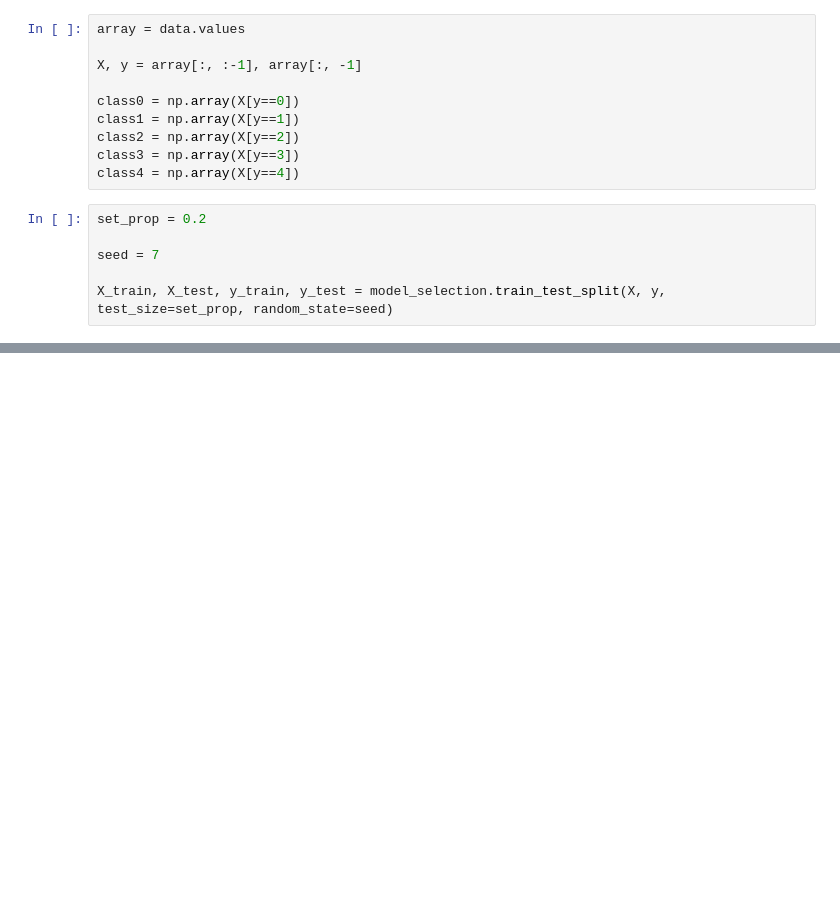
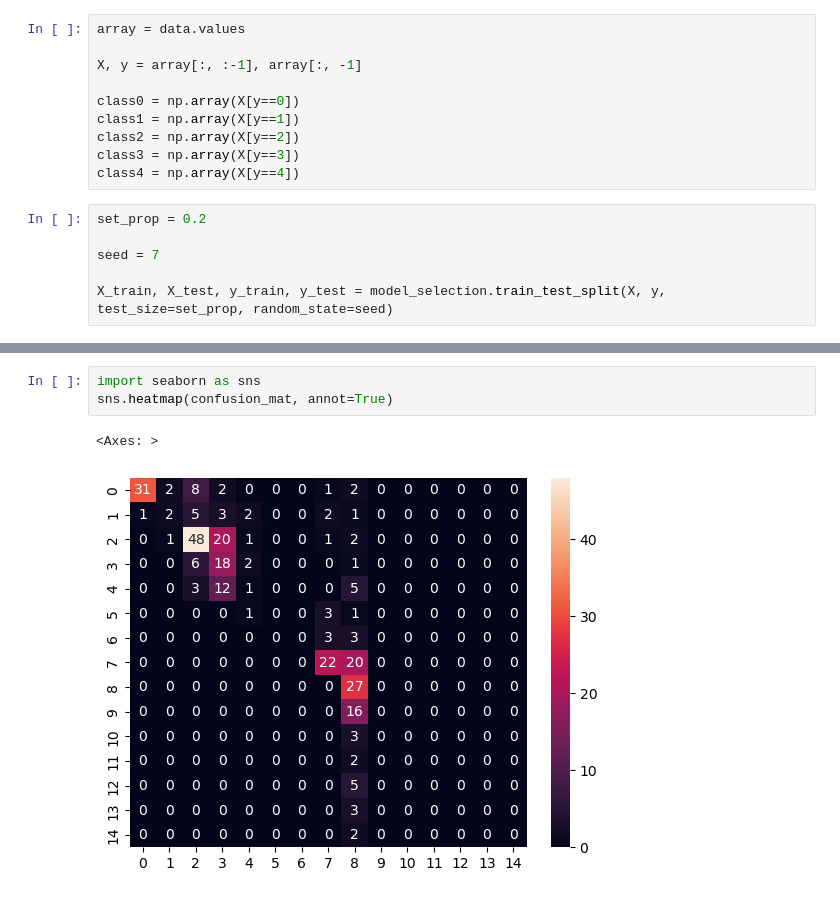
Before and after one commit to OttoDyva/MP3-Prediction-by-Machine-Learning, a Jupyter notebook: MachineLearning.ipynb, the cells around one changed output, grey strips where cells are left out. Drawn from its saved outputs; the diff is of its cells as text; blank space fills up the shorter version.

```diff
--- a/MachineLearning.ipynb
+++ b/MachineLearning.ipynb
@@ -221,0 +351,6 @@ ValueError: could not convert string to float: 'No'
+# %%
+import seaborn as sns
+sns.heatmap(confusion_mat, annot=True)
+# %% [output]
+<Axes: >
+[figure, added]
```
Also changed, not shown: parts of 17 cells of this notebook, 2 other files.
